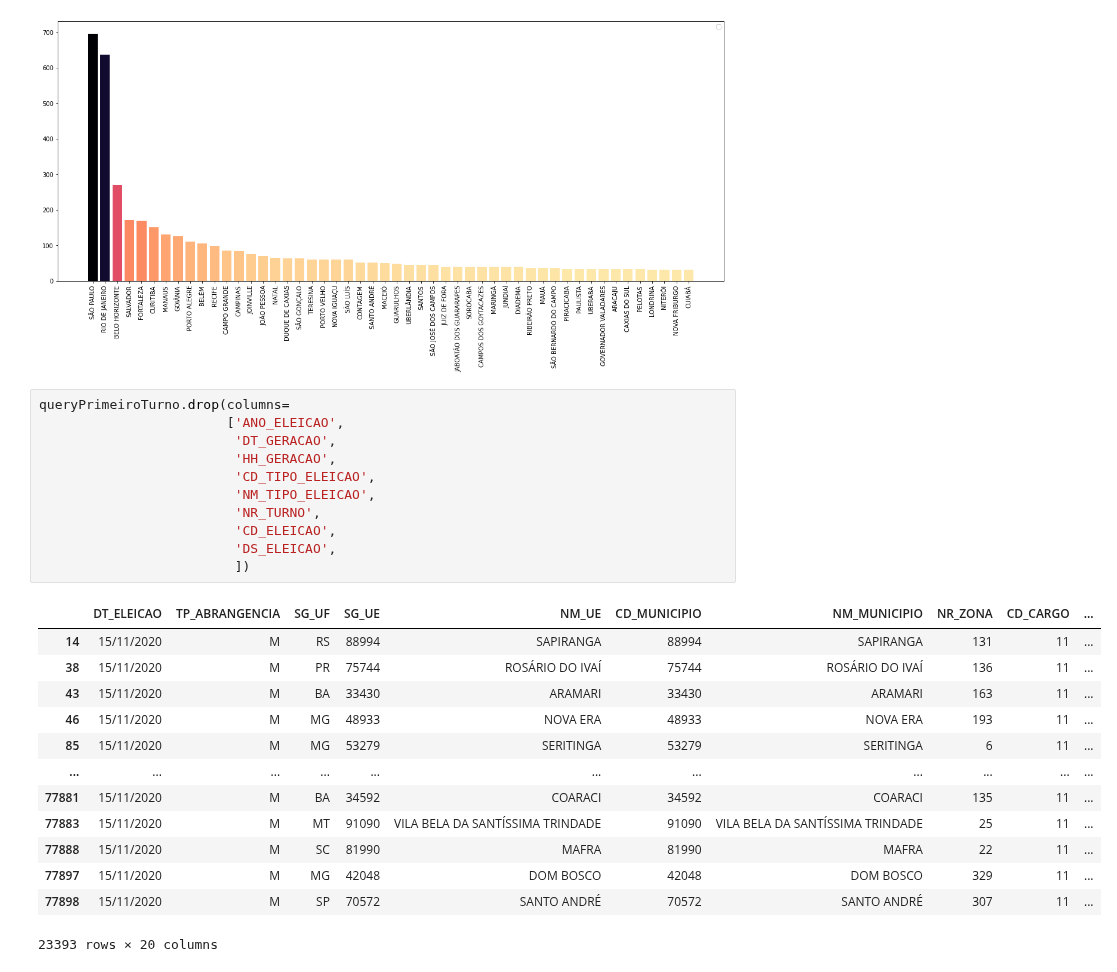
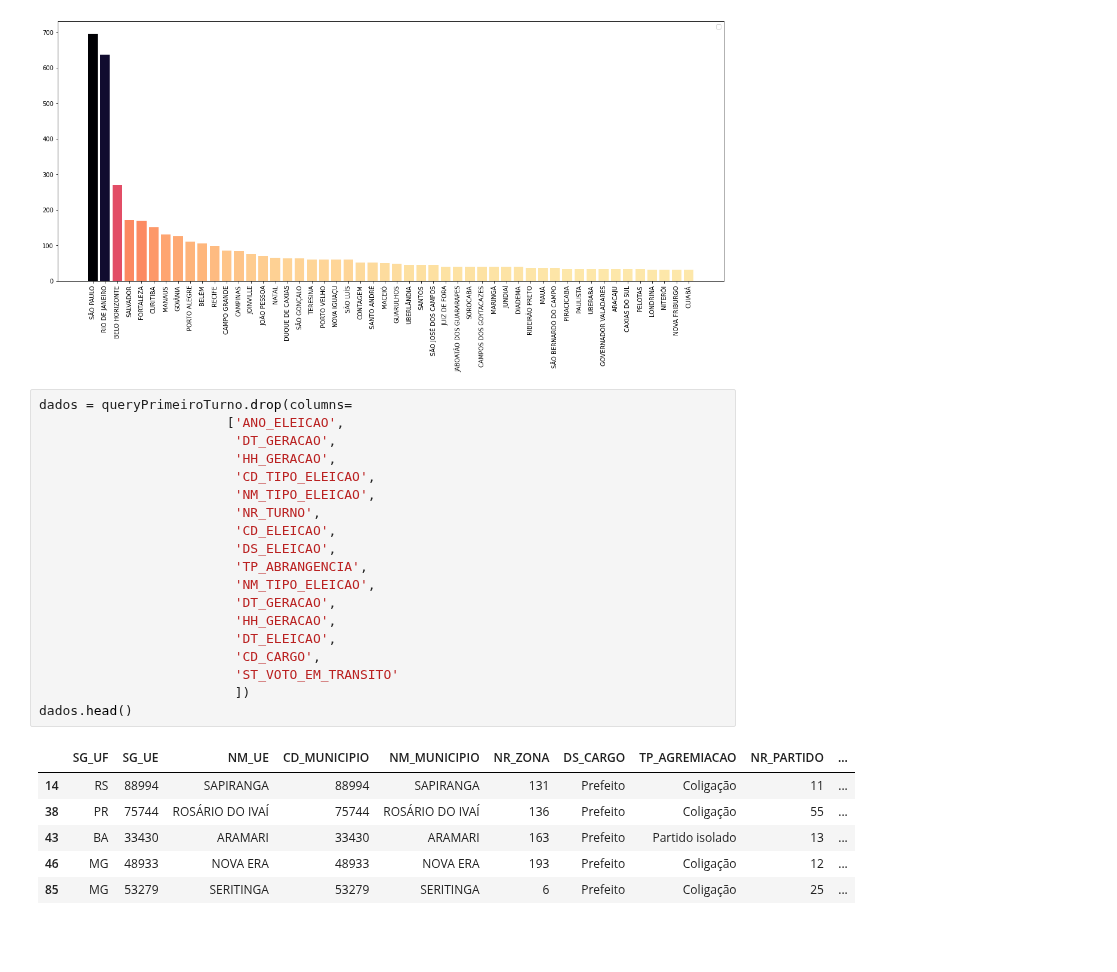
Before and after one commit to luisArthurRodriguesDaSilva/analise-eleicoes-brasileiras-2022, a Jupyter notebook: PieRRestudo.ipynb, the cells around one changed output. Cells and saved outputs as stored; diff of their text form; blank space fills up the shorter version.

Commit message:
eleitos por municipio rr

```diff
--- a/PieRRestudo.ipynb
+++ b/PieRRestudo.ipynb
@@ -65,27 +68,28 @@ showarQnt(nm_urnas_primeiro_turno,'magma_r')
 WARNING:matplotlib.legend:No handles with labels found to put in legend.
 [figure]
 # %%
-queryPrimeiroTurno.drop(columns=
+dados = queryPrimeiroTurno.drop(columns=
                         ['ANO_ELEICAO',
                          'DT_GERACAO',
                          'HH_GERACAO',
                          'CD_TIPO_ELEICAO',
                          'NM_TIPO_ELEICAO',
                          'NR_TURNO',
                          'CD_ELEICAO',
                          'DS_ELEICAO',
+                         'TP_ABRANGENCIA',
+                         'NM_TIPO_ELEICAO',
+                         'DT_GERACAO',
+                         'HH_GERACAO',
+                         'DT_ELEICAO',
+                         'CD_CARGO',
+                         'ST_VOTO_EM_TRANSITO'
                          ])
+dados.head()
 # %% [output]
-|  | DT_ELEICAO | TP_ABRANGENCIA | SG_UF | SG_UE | NM_UE | CD_MUNICIPIO | NM_MUNICIPIO | NR_ZONA | CD_CARGO | ... |
-| 14 | 15/11/2020 | M | RS | 88994 | SAPIRANGA | 88994 | SAPIRANGA | 131 | 11 | ... |
-| 38 | 15/11/2020 | M | PR | 75744 | ROSÁRIO DO IVAÍ | 75744 | ROSÁRIO DO IVAÍ | 136 | 11 | ... |
-| 43 | 15/11/2020 | M | BA | 33430 | ARAMARI | 33430 | ARAMARI | 163 | 11 | ... |
-| 46 | 15/11/2020 | M | MG | 48933 | NOVA ERA | 48933 | NOVA ERA | 193 | 11 | ... |
-| 85 | 15/11/2020 | M | MG | 53279 | SERITINGA | 53279 | SERITINGA | 6 | 11 | ... |
-| ... | ... | ... | ... | ... | ... | ... | ... | ... | ... | ... |
-| 77881 | 15/11/2020 | M | BA | 34592 | COARACI | 34592 | COARACI | 135 | 11 | ... |
-| 77883 | 15/11/2020 | M | MT | 91090 | VILA BELA DA SANTÍSSIMA TRINDADE | 91090 | VILA BELA DA SANTÍSSIMA TRINDADE | 25 | 11 | ... |
-| 77888 | 15/11/2020 | M | SC | 81990 | MAFRA | 81990 | MAFRA | 22 | 11 | ... |
-| 77897 | 15/11/2020 | M | MG | 42048 | DOM BOSCO | 42048 | DOM BOSCO | 329 | 11 | ... |
-| 77898 | 15/11/2020 | M | SP | 70572 | SANTO ANDRÉ | 70572 | SANTO ANDRÉ | 307 | 11 | ... |
+|  | SG_UF | SG_UE | NM_UE | CD_MUNICIPIO | NM_MUNICIPIO | NR_ZONA | DS_CARGO | TP_AGREMIACAO | NR_PARTIDO | ... |
+| 14 | RS | 88994 | SAPIRANGA | 88994 | SAPIRANGA | 131 | Prefeito | Coligação | 11 | ... |
+| 38 | PR | 75744 | ROSÁRIO DO IVAÍ | 75744 | ROSÁRIO DO IVAÍ | 136 | Prefeito | Coligação | 55 | ... |
+| 43 | BA | 33430 | ARAMARI | 33430 | ARAMARI | 163 | Prefeito | Partido isolado | 13 | ... |
+| 46 | MG | 48933 | NOVA ERA | 48933 | NOVA ERA | 193 | Prefeito | Coligação | 12 | ... |
+| 85 | MG | 53279 | SERITINGA | 53279 | SERITINGA | 6 | Prefeito | Coligação | 25 | ... |
-23393 rows × 20 columns
```
Also changed, not shown: parts of 9 cells of this notebook.
